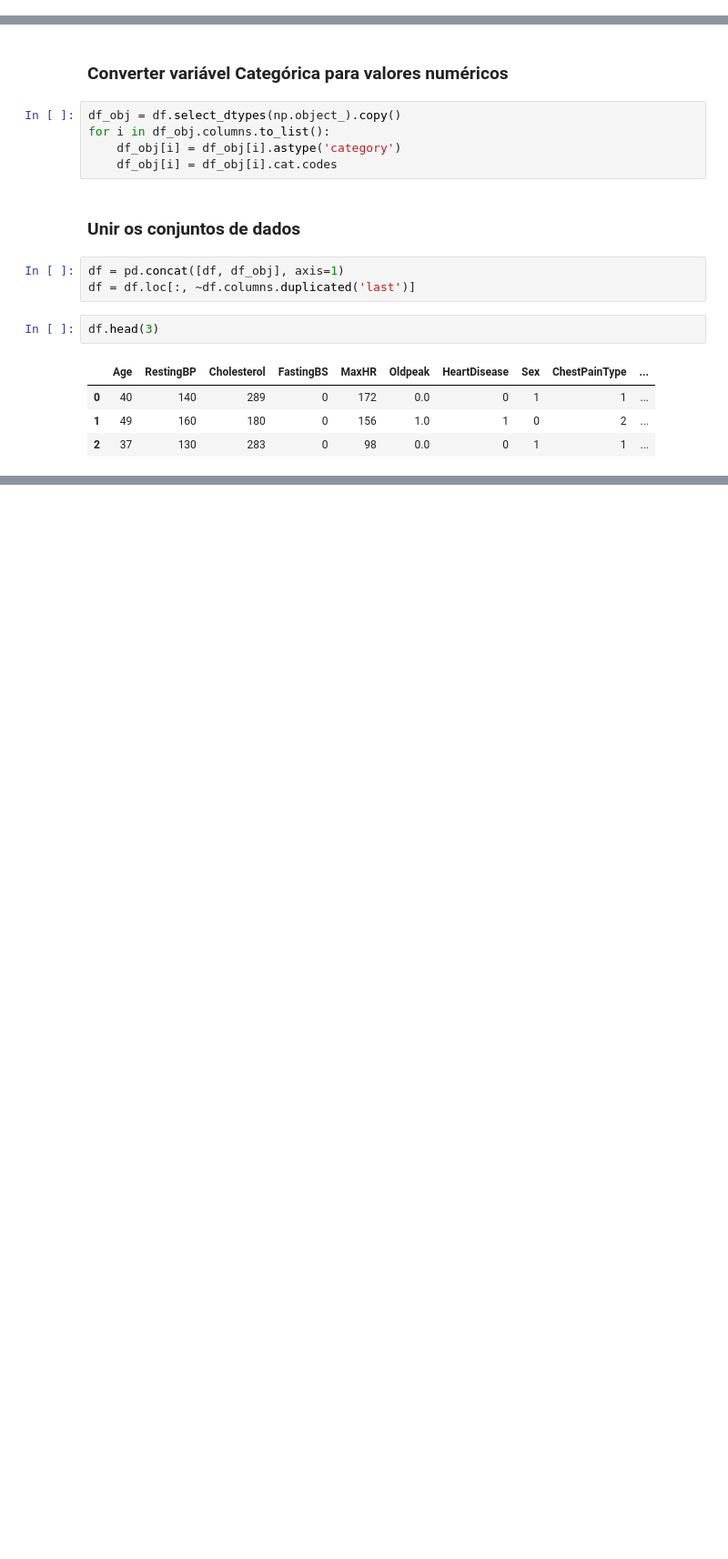
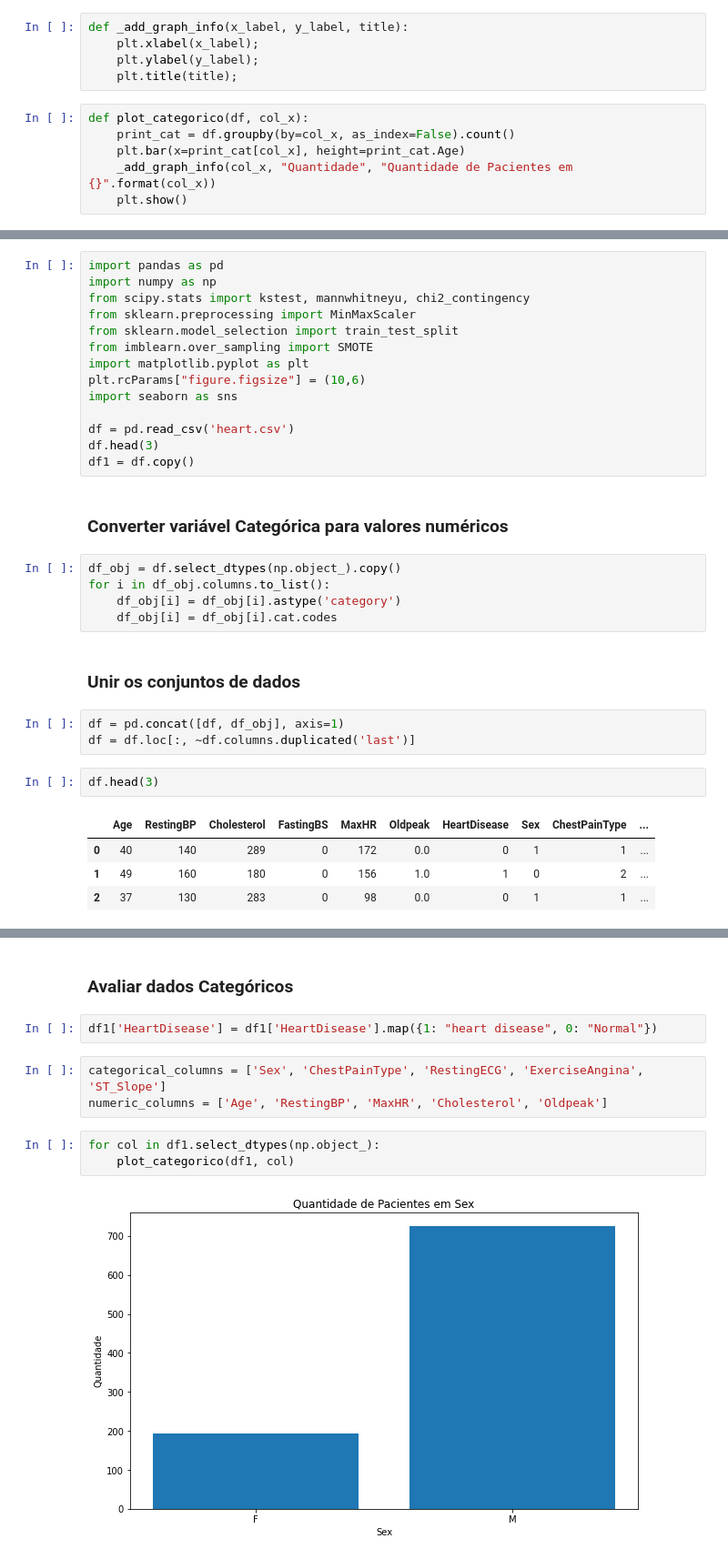
Before and after one commit to JPMorgado/tcc_puc, a Jupyter notebook: ParadaCardiovascular.ipynb, the cells around one changed output, grey strips where cells are left out. Shown at 91% size. Cells and saved outputs as stored; diff of their text form; blank space fills up the shorter version.

```diff
--- a/ParadaCardiovascular.ipynb
+++ b/ParadaCardiovascular.ipynb
@@ -9,0 +12,11 @@
+# %%
+def _add_graph_info(x_label, y_label, title):
+    plt.xlabel(x_label);
+    plt.ylabel(y_label);
+    plt.title(title);
+# %%
+def plot_categorico(df, col_x):
+    print_cat = df.groupby(by=col_x, as_index=False).count()
+    plt.bar(x=print_cat[col_x], height=print_cat.Age)
+    _add_graph_info(col_x, "Quantidade", "Quantidade de Pacientes em {}".format(col_x))
+    plt.show()
@@ -23,3 +49,17 @@ df.head(3)
+# %%
+import pandas as pd
+import numpy as np
+from scipy.stats import kstest, mannwhitneyu, chi2_contingency
+from sklearn.preprocessing import MinMaxScaler
+from sklearn.model_selection import train_test_split
+from imblearn.over_sampling import SMOTE
+import matplotlib.pyplot as plt
+plt.rcParams["figure.figsize"] = (10,6)
+import seaborn as sns
+
+df = pd.read_csv('heart.csv')
+df.head(3)
+df1 = df.copy()
 # %% [markdown]
 <h3> Converter variável Categórica para valores numéricos </h3>
 # %%
@@ -41,0 +98,12 @@ df.head(3)
+# %% [markdown]
+<h3> Avaliar dados Categóricos </h3>
+# %%
+df1['HeartDisease'] = df1['HeartDisease'].map({1: "heart disease", 0: "Normal"})
+# %%
+categorical_columns = ['Sex', 'ChestPainType', 'RestingECG', 'ExerciseAngina', 'ST_Slope']
+numeric_columns = ['Age', 'RestingBP', 'MaxHR', 'Cholesterol', 'Oldpeak']
+# %%
+for col in df1.select_dtypes(np.object_):
+    plot_categorico(df1, col)
+# %% [output]
+[figure, added]
```
Also changed, not shown: parts of 27 cells of this notebook.
